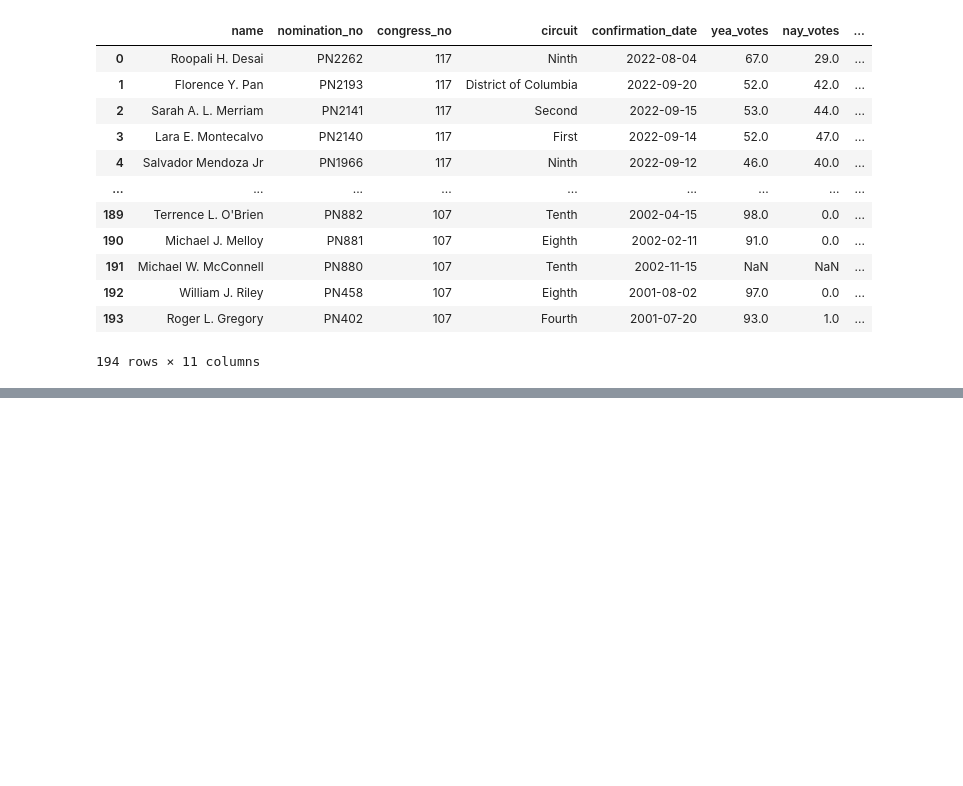
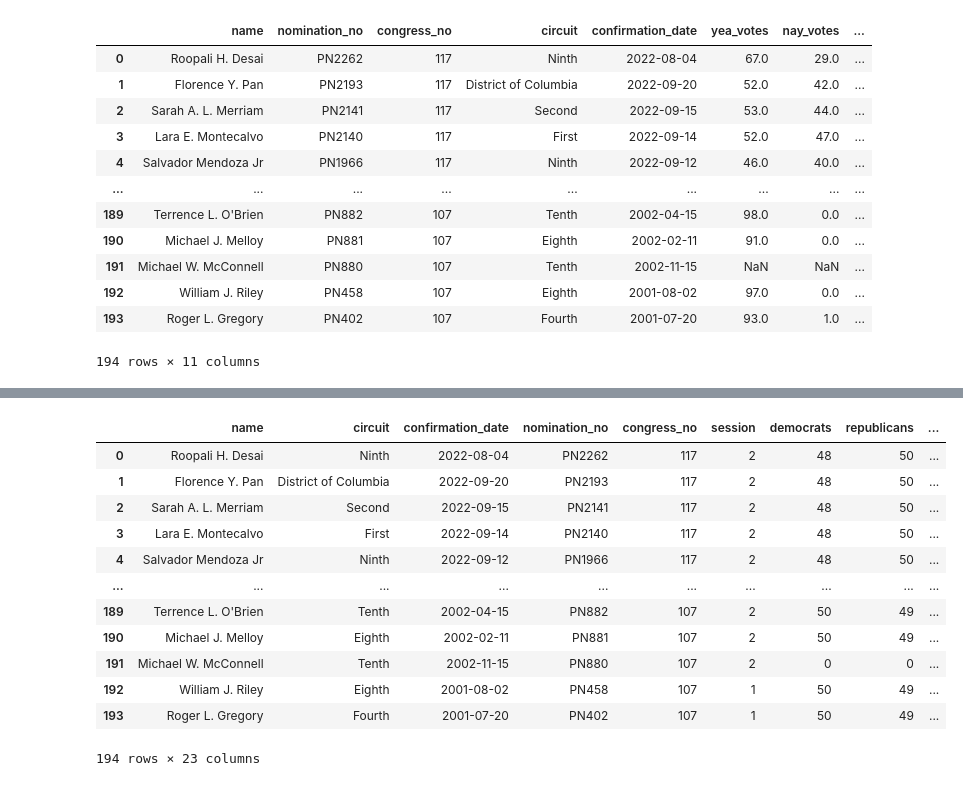
Before and after one commit to laurabejder/federal-judges-appointment, a Jupyter notebook: 05-merging_data.ipynb, the cells around one changed output, grey strips where cells are left out. Cells and saved outputs as stored; diff of their text form; code cells hidden in the pictures; blank space fills up the shorter version.

```diff
--- a/05-merging_data.ipynb
+++ b/05-merging_data.ipynb
@@ -25,0 +60,56 @@ data.to_csv("lol.csv", index=False)
+# %%
+congress_votes = []
+
+for index, row in df2.iterrows():
+    senators = {}
+    senators["democrats"] = row.D_yea + row.D_nay + row.D_no_vote
+    senators["republicans"] = row.R_yea + row.R_nay + row.R_no_vote
+    senators["independents"] = row.I_yea + row.I_nay + row.I_no_vote
+    congress_votes.append(senators)
+congress_votes
+
+df3 = pd.DataFrame(congress_votes)
+df3
+# %%
+data = pd.concat([df2, df3], axis=1)
+cols = list(data.columns.values)
+# %%
+data = data[['name',
+'circuit',
+'confirmation_date',
+'nomination_no',
+'congress_no',
+'session',
+'democrats',
+'republicans',
+'independents',
+'record_vote_number',
+'yea_votes',
+'nay_votes',
+'vote_id',
+'D_yea',
+'D_nay',
+'D_no_vote',
+'R_yea',
+'R_nay',
+'R_no_vote',
+'I_yea',
+'I_nay',
+'I_no_vote',
+'votes']]
+
+data
+# %% [output]
+|  | name | circuit | confirmation_date | nomination_no | congress_no | session | democrats | republicans | ... |
+| 0 | Roopali H. Desai | Ninth | 2022-08-04 | PN2262 | 117 | 2 | 48 | 50 | ... |
+| 1 | Florence Y. Pan | District of Columbia | 2022-09-20 | PN2193 | 117 | 2 | 48 | 50 | ... |
+| 2 | Sarah A. L. Merriam | Second | 2022-09-15 | PN2141 | 117 | 2 | 48 | 50 | ... |
+| 3 | Lara E. Montecalvo | First | 2022-09-14 | PN2140 | 117 | 2 | 48 | 50 | ... |
+| 4 | Salvador Mendoza Jr | Ninth | 2022-09-12 | PN1966 | 117 | 2 | 48 | 50 | ... |
+| ... | ... | ... | ... | ... | ... | ... | ... | ... | ... |
+| 189 | Terrence L. O'Brien | Tenth | 2002-04-15 | PN882 | 107 | 2 | 50 | 49 | ... |
+| 190 | Michael J. Melloy | Eighth | 2002-02-11 | PN881 | 107 | 2 | 50 | 49 | ... |
+| 191 | Michael W. McConnell | Tenth | 2002-11-15 | PN880 | 107 | 2 | 0 | 0 | ... |
+| 192 | William J. Riley | Eighth | 2001-08-02 | PN458 | 107 | 1 | 50 | 49 | ... |
+| 193 | Roger L. Gregory | Fourth | 2001-07-20 | PN402 | 107 | 1 | 50 | 49 | ... |
+194 rows × 23 columns
```
Also changed, not shown: parts of 5 cells of this notebook, 18 other files.
